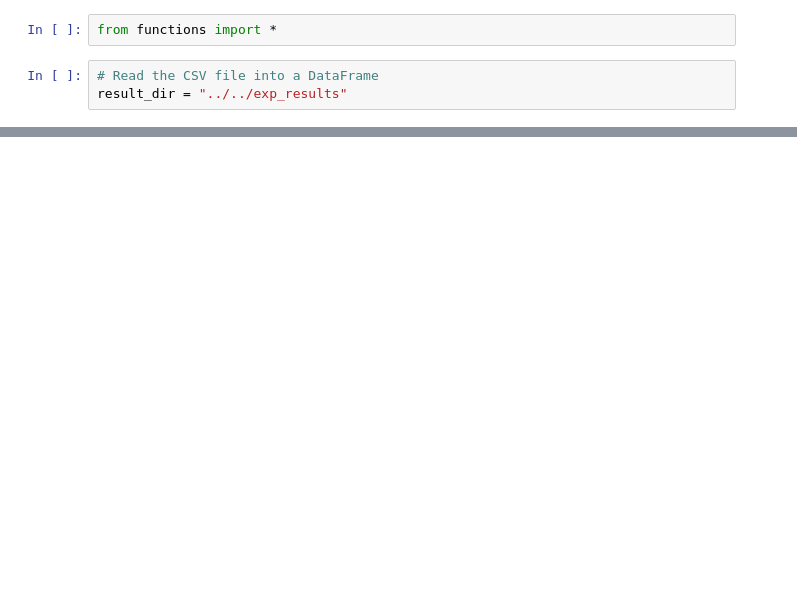
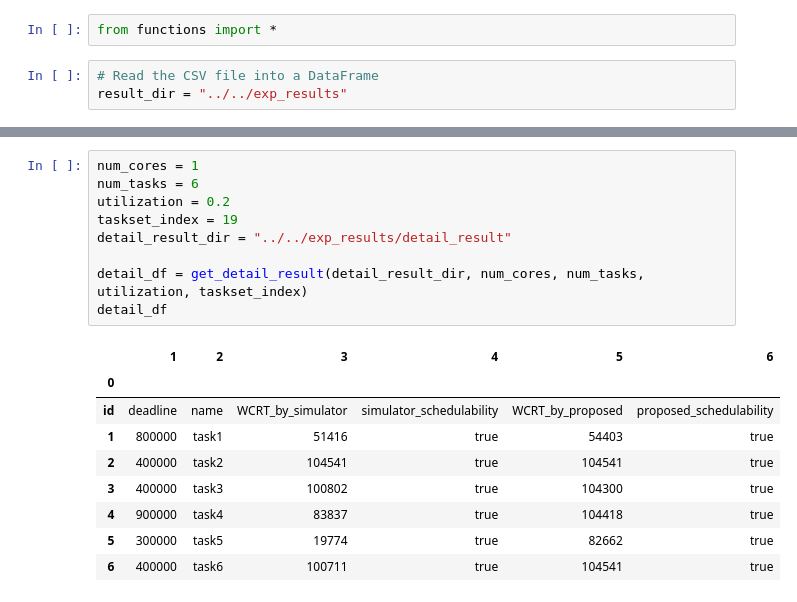
Before and after one commit to YoonKyonghwan/CFS_WCRT_Analysis, a Jupyter notebook: script/analysis/correctness.ipynb, the cells around one changed output, grey strips where cells are left out. Saved outputs shown, nothing was run; the diff lists cells and outputs as text; blank space fills up the shorter version.

```diff
--- a/script/analysis/correctness.ipynb
+++ b/script/analysis/correctness.ipynb
@@ -121,0 +86,19 @@ filtered_summary = summary_df[(summary_df["simulator_schedulability"] == True) &
+# %%
+num_cores = 1
+num_tasks = 6
+utilization = 0.2
+taskset_index = 19
+detail_result_dir = "../../exp_results/detail_result"
+
+detail_df = get_detail_result(detail_result_dir, num_cores, num_tasks, utilization, taskset_index)
+detail_df
+# %% [output]
+|  | 1 | 2 | 3 | 4 | 5 | 6 |
+| 0 |  |  |  |  |  |  |
+| id | deadline | name | WCRT_by_simulator | simulator_schedulability | WCRT_by_proposed | proposed_schedulability |
+| 1 | 800000 | task1 | 51416 | true | 54403 | true |
+| 2 | 400000 | task2 | 104541 | true | 104541 | true |
+| 3 | 400000 | task3 | 100802 | true | 104300 | true |
+| 4 | 900000 | task4 | 83837 | true | 104418 | true |
+| 5 | 300000 | task5 | 19774 | true | 82662 | true |
+| 6 | 400000 | task6 | 100711 | true | 104541 | true |
```
Also changed, not shown: parts of 6 cells of this notebook, 4 other files.
